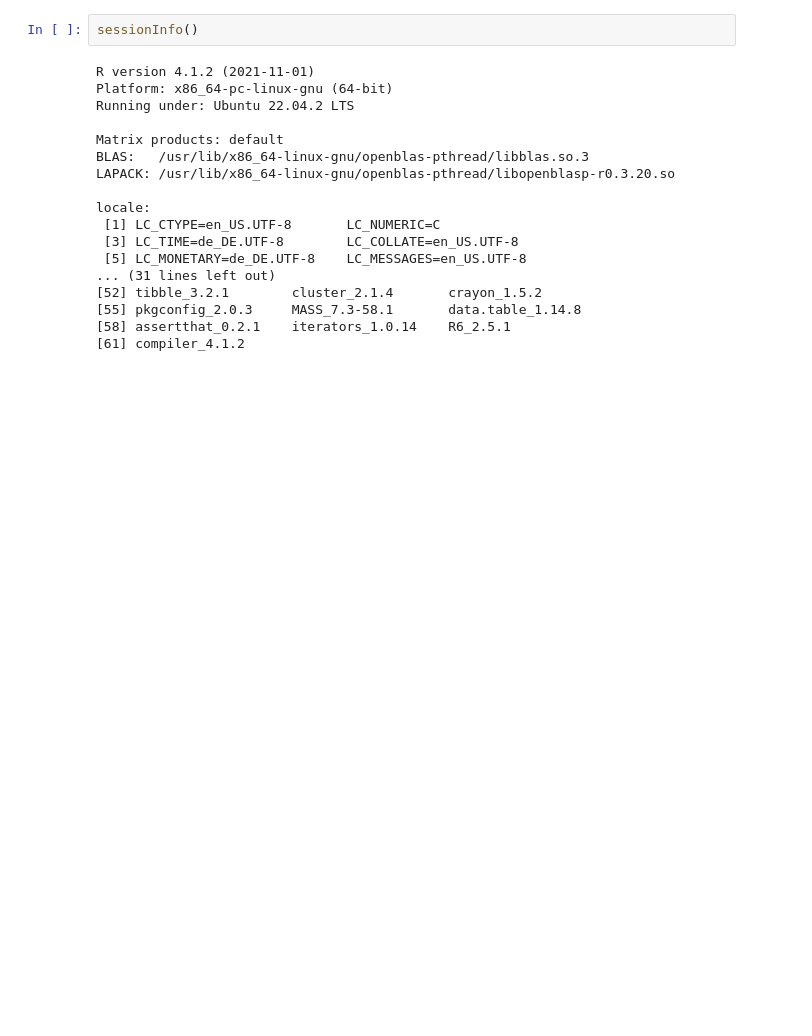
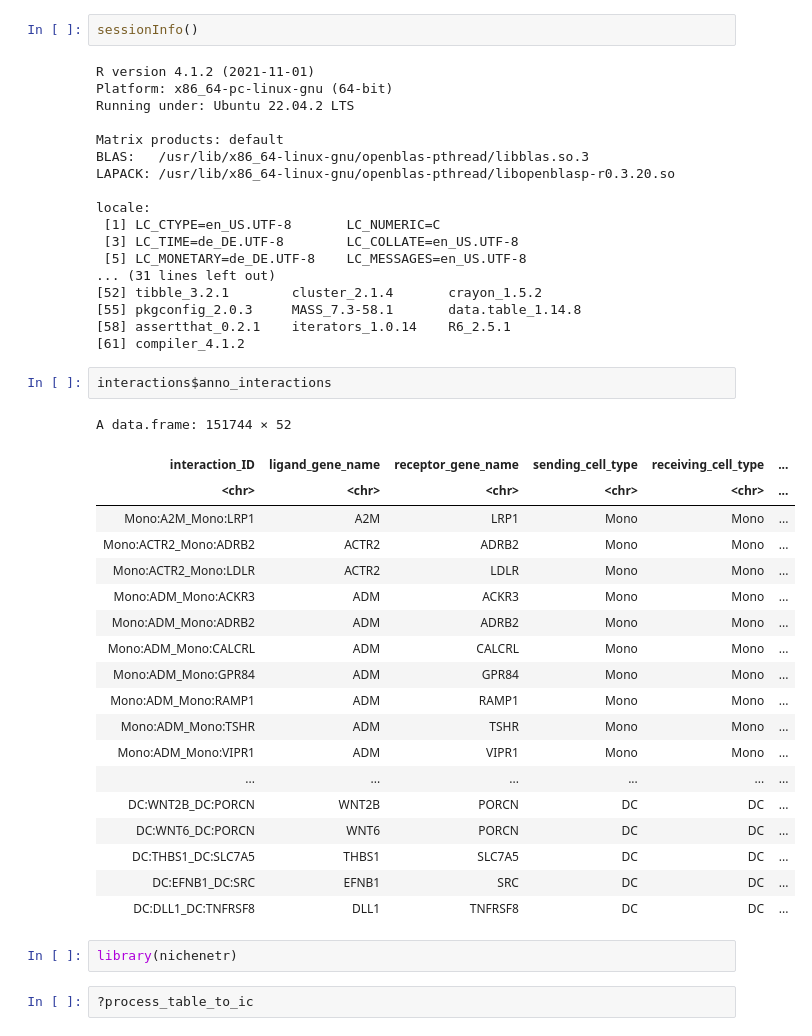
Before and after one commit to colomemaria/community-paper, a Jupyter notebook: src/method_comparison/compare_algorithms/run_community/visualization.ipynb, the cells around one changed output. Drawn from its saved outputs; the diff is of its cells as text; blank space fills up the shorter version.

```diff
--- a/src/method_comparison/compare_algorithms/run_community/visualization.ipynb
+++ b/src/method_comparison/compare_algorithms/run_community/visualization.ipynb
@@ -1094,3 +1094,29 @@ locale:
 [55] pkgconfig_2.0.3     MASS_7.3-58.1       data.table_1.14.8
 [58] assertthat_0.2.1    iterators_1.0.14    R6_2.5.1
 [61] compiler_4.1.2
+# %%
+interactions$anno_interactions
+# %% [output]
+A data.frame: 151744 × 52
+| interaction_ID | ligand_gene_name | receptor_gene_name | sending_cell_type | receiving_cell_type | ... |
+| <chr> | <chr> | <chr> | <chr> | <chr> | ... |
+| Mono:A2M_Mono:LRP1 | A2M | LRP1 | Mono | Mono | ... |
+| Mono:ACTR2_Mono:ADRB2 | ACTR2 | ADRB2 | Mono | Mono | ... |
+| Mono:ACTR2_Mono:LDLR | ACTR2 | LDLR | Mono | Mono | ... |
+| Mono:ADM_Mono:ACKR3 | ADM | ACKR3 | Mono | Mono | ... |
+| Mono:ADM_Mono:ADRB2 | ADM | ADRB2 | Mono | Mono | ... |
+| Mono:ADM_Mono:CALCRL | ADM | CALCRL | Mono | Mono | ... |
+| Mono:ADM_Mono:GPR84 | ADM | GPR84 | Mono | Mono | ... |
+| Mono:ADM_Mono:RAMP1 | ADM | RAMP1 | Mono | Mono | ... |
+| Mono:ADM_Mono:TSHR | ADM | TSHR | Mono | Mono | ... |
+| Mono:ADM_Mono:VIPR1 | ADM | VIPR1 | Mono | Mono | ... |
+| ... | ... | ... | ... | ... | ... |
+| DC:WNT2B_DC:PORCN | WNT2B | PORCN | DC | DC | ... |
+| DC:WNT6_DC:PORCN | WNT6 | PORCN | DC | DC | ... |
+| DC:THBS1_DC:SLC7A5 | THBS1 | SLC7A5 | DC | DC | ... |
+| DC:EFNB1_DC:SRC | EFNB1 | SRC | DC | DC | ... |
+| DC:DLL1_DC:TNFRSF8 | DLL1 | TNFRSF8 | DC | DC | ... |
+# %%
+library(nichenetr)
+# %%
+?process_table_to_ic
```
Also changed, not shown: 2 other files.
